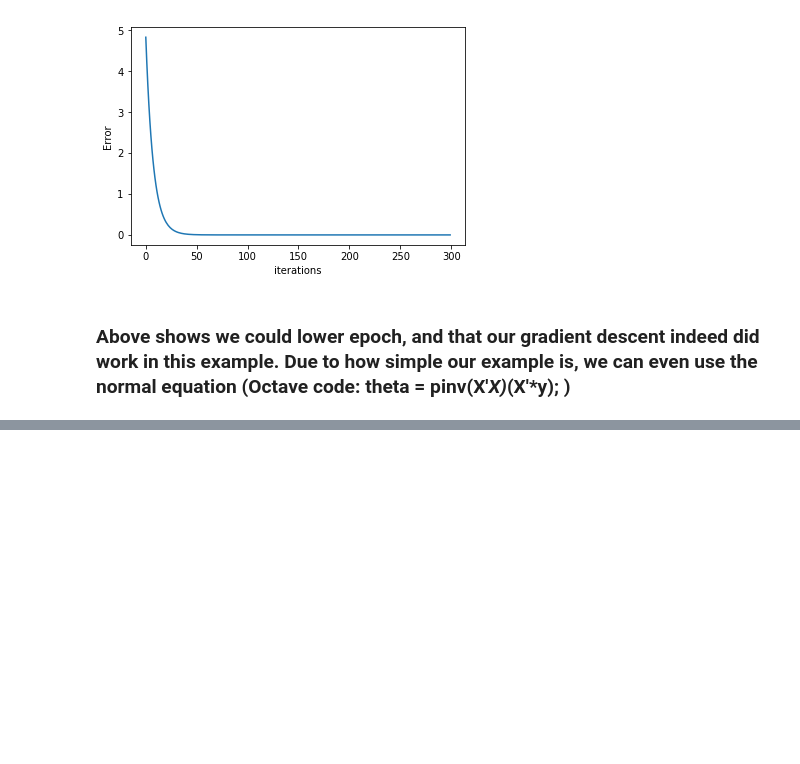
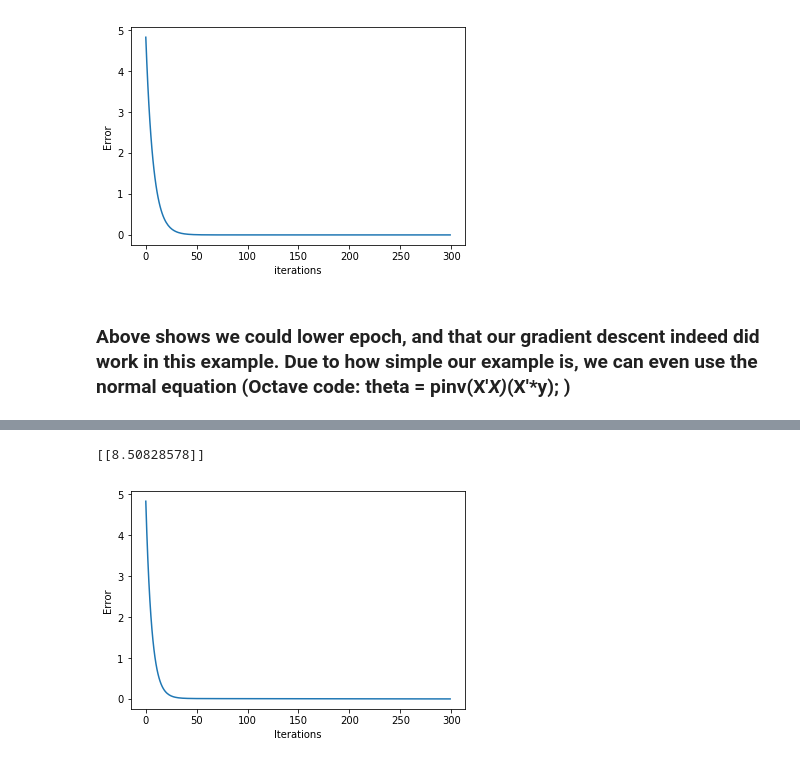
Before and after one commit to irulenot/Linear_Classifier, a Jupyter notebook: linearClassifier.ipynb, the cells around one changed output, grey strips where cells are left out. Drawn from its saved outputs; the diff is of its cells as text; code cells hidden in the pictures; blank space fills up the shorter version.

Commit message:
Finished my linear classifier! Moving on to a logistic one

```diff
--- a/linearClassifier.ipynb
+++ b/linearClassifier.ipynb
@@ -226,11 +228,7 @@ class LinearClassifier3:
         for i in range(0, self.epoch):
             Yhat = self.predict(Xtr)
             size = Xtr.shape[1]
-            print(((Yhat - Ytr).T).shape)
-            print((Xtr).shape)
-            print(np.matmul((Yhat - Ytr).T, Xtr))
-            print(self.theta)
-            self.theta -= self.alpha * (1/size) * np.matmul((Yhat[1:] - Ytr).T, Xtr)
+            self.theta -= self.alpha * (1/size) * np.matmul((Yhat - Ytr).T, Xtr)
             j2[i] = self.cost_fcn(Yhat.A1, Ytr.A1)  # .A1 turns matrix -> array
             i2[i] = i
         plt.xlabel("Iterations")
@@ -255,0 +328,14 @@ ValueError: operands could not be broadcast together with shapes (2,1) (3,1)
+# %%
+X = [[1], [2], [3], [4], [5]]
+Y = [2, 3, 4, 5, 6]
+Xtr = X[0:3]
+Ytr = Y[0:3]
+Xte = X[3:5]
+Yte = Y[3:5]
+
+model = LogisticClassifier()
+model.train(Xtr, Ytr)
+print(model.predict_linear(Xte))
+# %% [output]
+[[8.50828578]]
+[figure, added]
```
Also changed, not shown: parts of 10 cells of this notebook.
